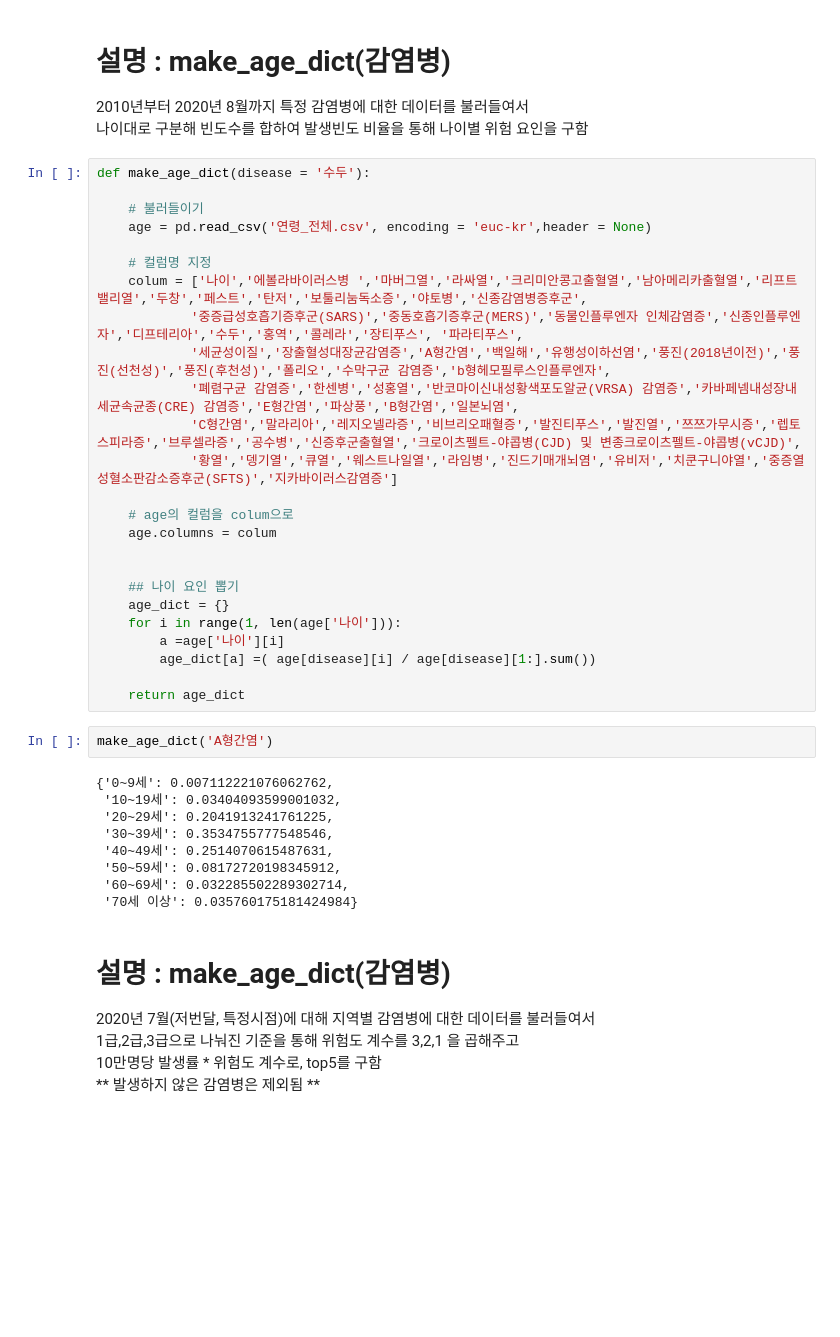
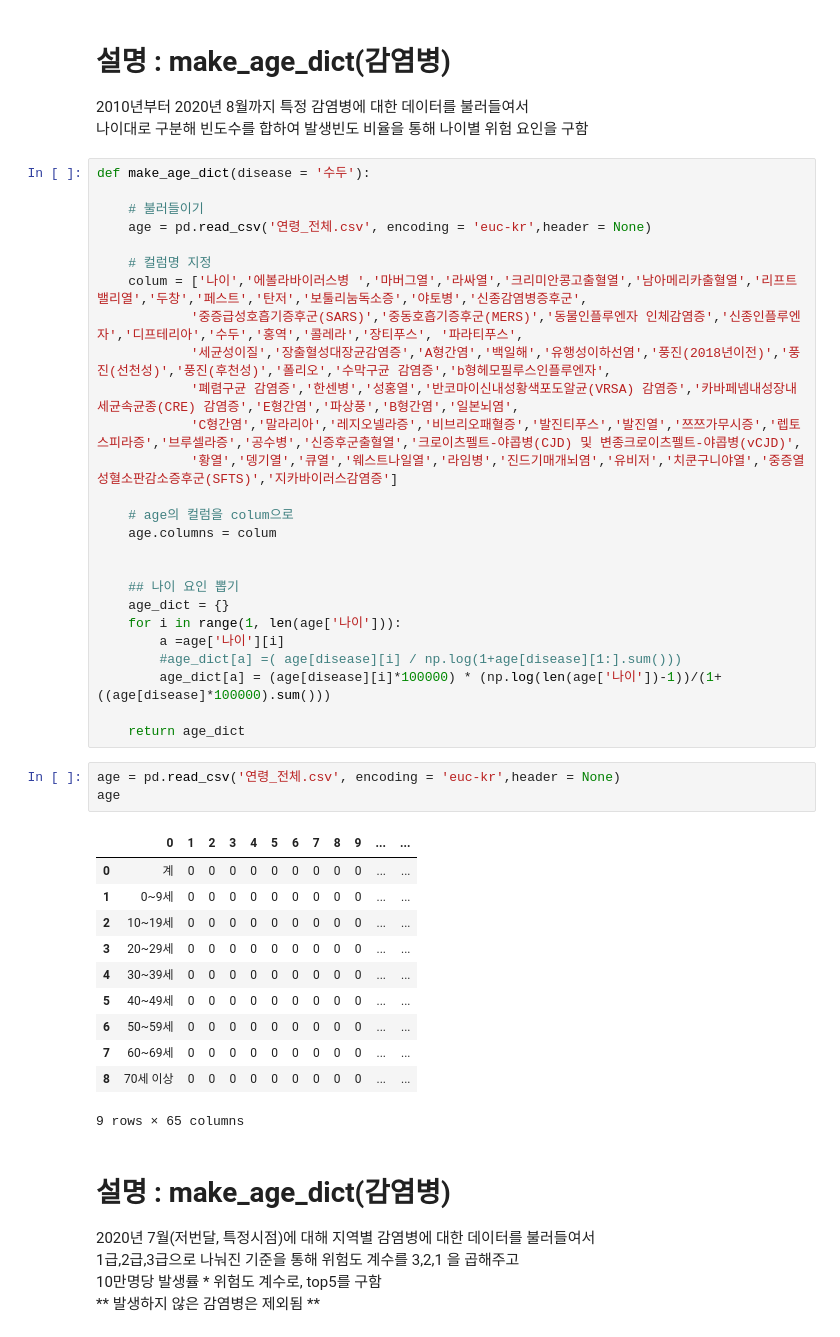
Before and after one commit to hamakim94/big, a Jupyter notebook: 개인화_fin.ipynb, the cells around one changed output. Cells and saved outputs as stored; diff of their text form; blank space fills up the shorter version.

```diff
--- a/개인화_fin.ipynb
+++ b/개인화_fin.ipynb
@@ -95,20 +120,25 @@ def make_age_dict(disease = '수두'):
     age_dict = {}
     for i in range(1, len(age['나이'])):
         a =age['나이'][i]
-        age_dict[a] =( age[disease][i] / age[disease][1:].sum())
+        #age_dict[a] =( age[disease][i] / np.log(1+age[disease][1:].sum()))
+        age_dict[a] = (age[disease][i]*100000) * (np.log(len(age['나이'])-1))/(1+((age[disease]*100000).sum()))
 
     return age_dict
-# %%
-make_age_dict('A형간염')
-# %% [output]
-{'0~9세': 0.007112221076062762,
- '10~19세': 0.03404093599001032,
- '20~29세': 0.2041913241761225,
- '30~39세': 0.3534755777548546,
- '40~49세': 0.2514070615487631,
- '50~59세': 0.08172720198345912,
- '60~69세': 0.032285502289302714,
- '70세 이상': 0.035760175181424984}
+# %%
+age = pd.read_csv('연령_전체.csv', encoding = 'euc-kr',header = None)
+age
+# %% [output]
+|  | 0 | 1 | 2 | 3 | 4 | 5 | 6 | 7 | 8 | 9 | ... | ... |
+| 0 | 계 | 0 | 0 | 0 | 0 | 0 | 0 | 0 | 0 | 0 | ... | ... |
+| 1 | 0~9세 | 0 | 0 | 0 | 0 | 0 | 0 | 0 | 0 | 0 | ... | ... |
+| 2 | 10~19세 | 0 | 0 | 0 | 0 | 0 | 0 | 0 | 0 | 0 | ... | ... |
+| 3 | 20~29세 | 0 | 0 | 0 | 0 | 0 | 0 | 0 | 0 | 0 | ... | ... |
+| 4 | 30~39세 | 0 | 0 | 0 | 0 | 0 | 0 | 0 | 0 | 0 | ... | ... |
+| 5 | 40~49세 | 0 | 0 | 0 | 0 | 0 | 0 | 0 | 0 | 0 | ... | ... |
+| 6 | 50~59세 | 0 | 0 | 0 | 0 | 0 | 0 | 0 | 0 | 0 | ... | ... |
+| 7 | 60~69세 | 0 | 0 | 0 | 0 | 0 | 0 | 0 | 0 | 0 | ... | ... |
+| 8 | 70세 이상 | 0 | 0 | 0 | 0 | 0 | 0 | 0 | 0 | 0 | ... | ... |
+9 rows × 65 columns
 # %% [markdown]
 # 설명 : make_age_dict(감염병)
 
```
Also changed, not shown: parts of 39 cells of this notebook, 16 other files.
